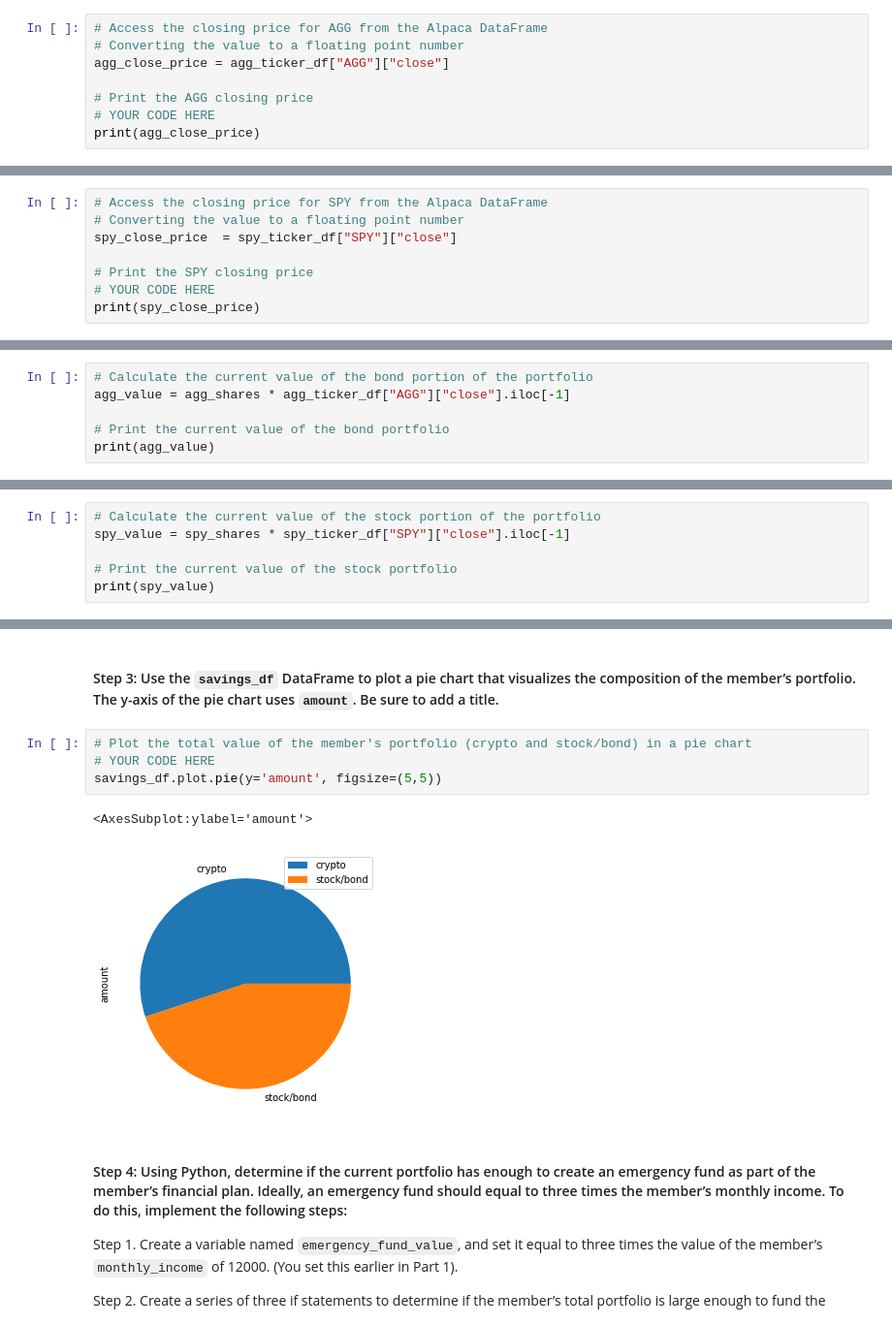
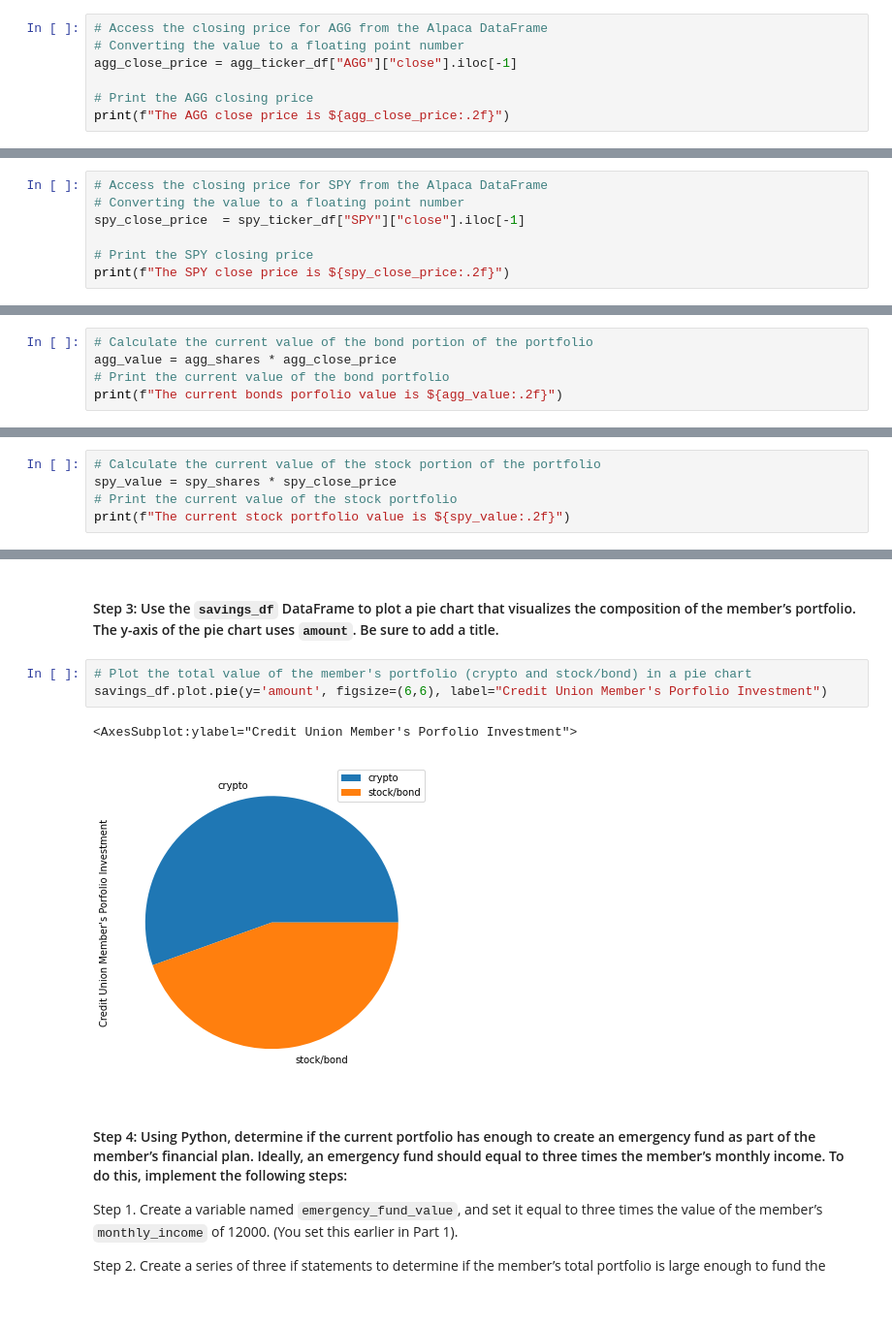
Before and after one commit to codetree4u/FinancialPlannerForRetirement, a Jupyter notebook: financial_planning_tools.ipynb, the cells around one changed output, grey strips where cells are left out. Shown at 97% size. Saved outputs shown, nothing was run; the diff lists cells and outputs as text.

```diff
--- a/financial_planning_tools.ipynb
+++ b/financial_planning_tools.ipynb
@@ -332,9 +262,8 @@ agg_ticker_df.head(-5)
 # %%
 # Access the closing price for AGG from the Alpaca DataFrame
 # Converting the value to a floating point number
-agg_close_price = agg_ticker_df["AGG"]["close"]
+agg_close_price = agg_ticker_df["AGG"]["close"].iloc[-1]
 
 # Print the AGG closing price
-# YOUR CODE HERE
-print(agg_close_price)
+print(f"The AGG close price is ${agg_close_price:.2f}")
 # %% [output]
@@ -354,9 +271,8 @@ Name: close, Length: 100, dtype: float64
 # %%
 # Access the closing price for SPY from the Alpaca DataFrame
 # Converting the value to a floating point number
-spy_close_price  = spy_ticker_df["SPY"]["close"]
+spy_close_price  = spy_ticker_df["SPY"]["close"].iloc[-1]
 
 # Print the SPY closing price
-# YOUR CODE HERE
-print(spy_close_price)
+print(f"The SPY close price is ${spy_close_price:.2f}")
 # %% [output]
@@ -377,8 +281,7 @@ Name: close, Length: 100, dtype: float64
 #### Step 6: Calculate the value, in US dollars, of the current amount of shares in each of the stock and bond portions of the portfolio, and print the results.
 # %%
 # Calculate the current value of the bond portion of the portfolio
-agg_value = agg_shares * agg_ticker_df["AGG"]["close"].iloc[-1]
-
+agg_value = agg_shares * agg_close_price
 # Print the current value of the bond portfolio
-print(agg_value)
+print(f"The current bonds porfolio value is ${agg_value:.2f}")
 # %% [output]
@@ -386,7 +289,6 @@ print(agg_value)
 # %%
 # Calculate the current value of the stock portion of the portfolio
-spy_value = spy_shares * spy_ticker_df["SPY"]["close"].iloc[-1]
-
+spy_value = spy_shares * spy_close_price
 # Print the current value of the stock portfolio
-print(spy_value)
+print(f"The current stock portfolio value is ${spy_value:.2f}")
 # %% [output]
@@ -476,11 +371,10 @@ stock/bond  68803.00
 #### Step 3: Use the `savings_df` DataFrame to plot a pie chart that visualizes the composition of the member’s portfolio. The y-axis of the pie chart uses `amount`. Be sure to add a title.
 # %%
 # Plot the total value of the member's portfolio (crypto and stock/bond) in a pie chart
-# YOUR CODE HERE
-savings_df.plot.pie(y='amount', figsize=(5,5))
+savings_df.plot.pie(y='amount', figsize=(6,6), label="Credit Union Member's Porfolio Investment")
 # %% [output]
-<AxesSubplot:ylabel='amount'>
+<AxesSubplot:ylabel="Credit Union Member's Porfolio Investment">
-[figure, old version]
+[figure, new version]
 # %% [markdown]
 #### Step 4: Using Python, determine if the current portfolio has enough to create an emergency fund as part of the member’s financial plan. Ideally, an emergency fund should equal to three times the member’s monthly income. To do this, implement the following steps:
 
```
Also changed, not shown: parts of 40 cells of this notebook, 5 other files.
